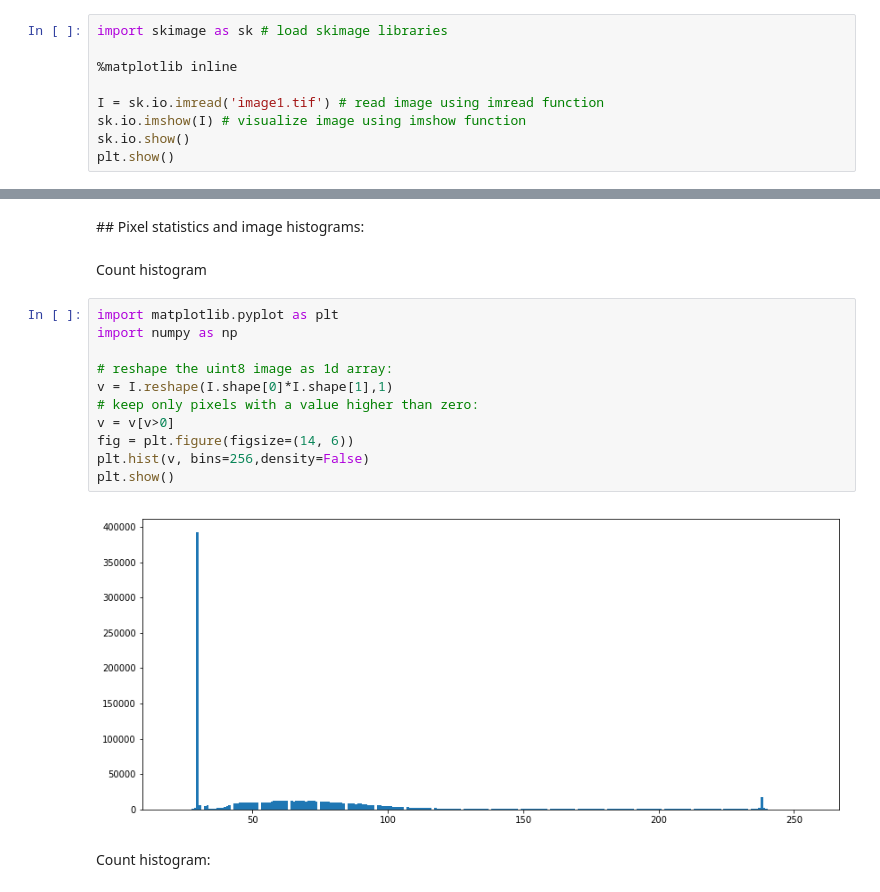
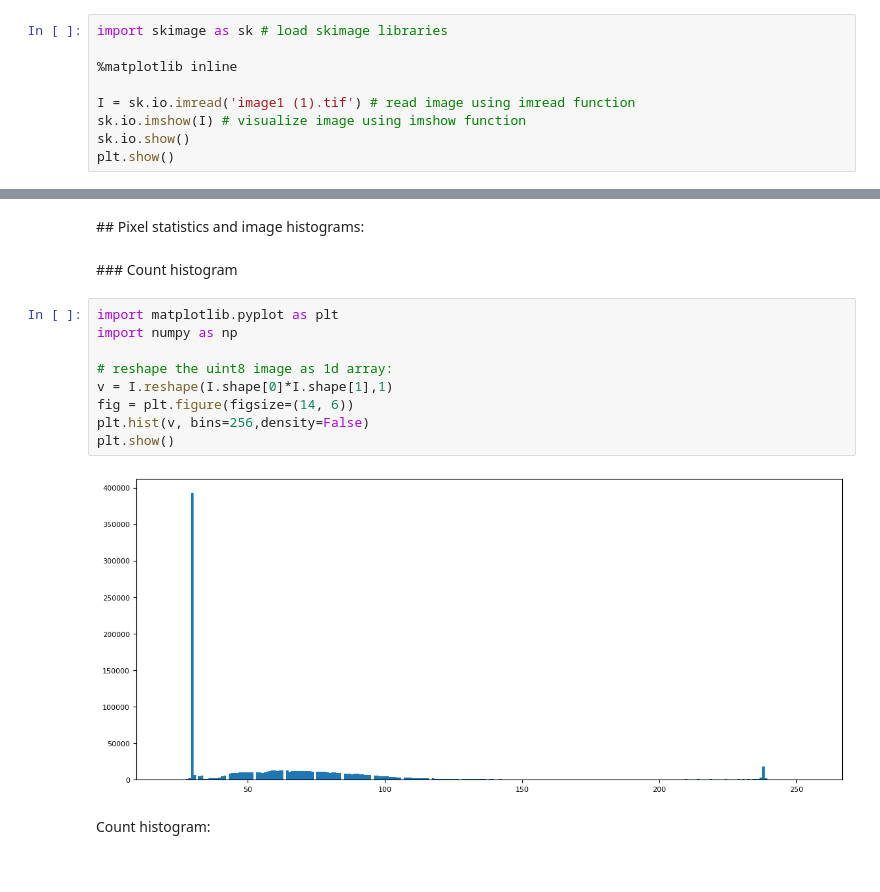
Before and after one commit to raulbenitez/Tirana_CV, a Jupyter notebook: IMAGE PREPROCESSING/Basic_Image_operations.ipynb, the cells around one changed output, grey strips where cells are left out. Drawn from its saved outputs; the diff is of its cells as text.

```diff
--- a/IMAGE PREPROCESSING/Basic_Image_operations.ipynb
+++ b/IMAGE PREPROCESSING/Basic_Image_operations.ipynb
@@ -219,7 +219,7 @@ import skimage as sk # load skimage libraries
 
 %matplotlib inline
 
-I = sk.io.imread('image1.tif') # read image using imread function
+I = sk.io.imread('image1 (1).tif') # read image using imread function
 sk.io.imshow(I) # visualize image using imshow function
 sk.io.show()
 plt.show()
@@ -534,20 +548,18 @@ plt.show()
 # %% [markdown]
 ## Pixel statistics and image histograms:
-# %% [markdown]
-Count histogram
+# %% [markdown]
+### Count histogram
 # %%
 import matplotlib.pyplot as plt
 import numpy as np
 
 # reshape the uint8 image as 1d array:
 v = I.reshape(I.shape[0]*I.shape[1],1)
-# keep only pixels with a value higher than zero:
-v = v[v>0]
 fig = plt.figure(figsize=(14, 6))
 plt.hist(v, bins=256,density=False)
 plt.show()
 # %% [output]
-[figure, old version]
+[figure, new version]
 # %% [markdown]
 Count histogram:
 # %%
```
Also changed, not shown: parts of 26 cells of this notebook.
